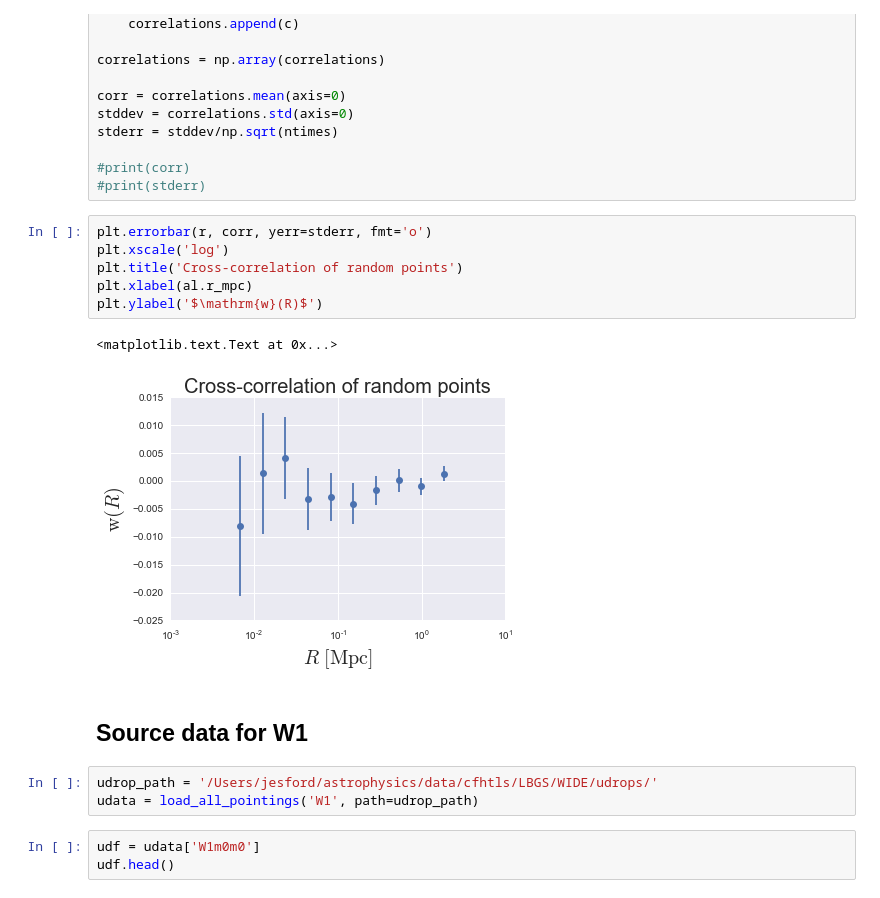
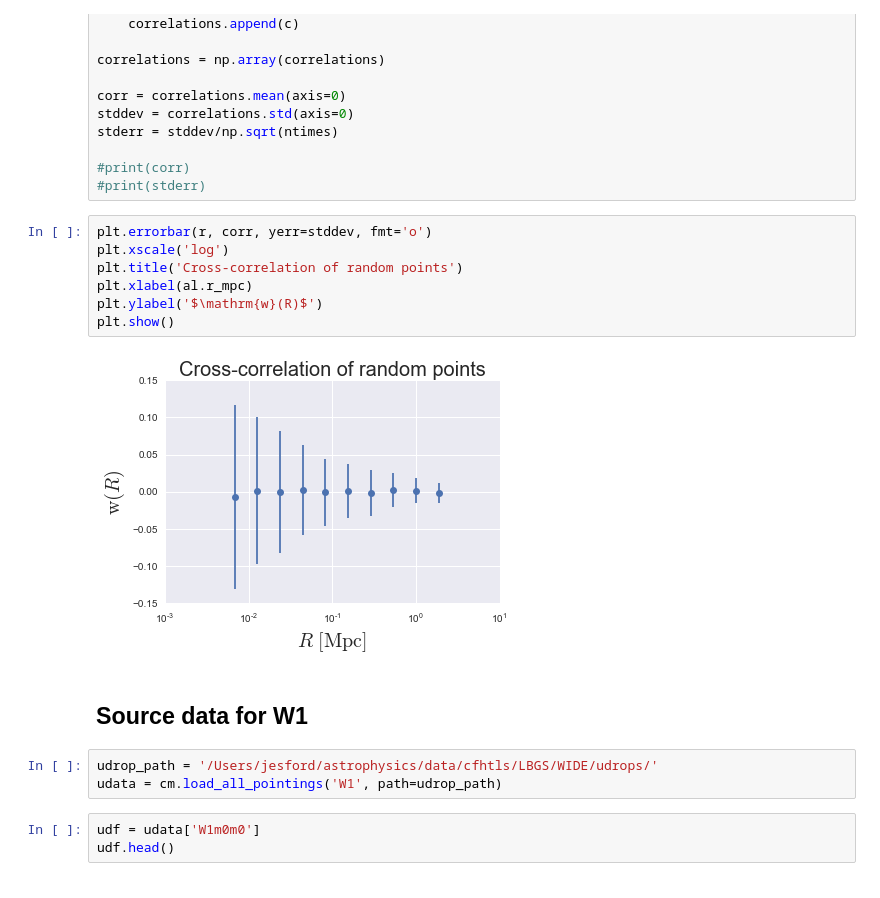
Before and after one commit to jesford/MagniPy, a Jupyter notebook: try_out_treecorr.ipynb, the cells around one changed output. Drawn from its saved outputs; the diff is of its cells as text.

```diff
--- a/try_out_treecorr.ipynb
+++ b/try_out_treecorr.ipynb
@@ -127,19 +127,19 @@ stderr = stddev/np.sqrt(ntimes)
 #print(corr)
 #print(stderr)
 # %%
-plt.errorbar(r, corr, yerr=stderr, fmt='o')
+plt.errorbar(r, corr, yerr=stddev, fmt='o')
 plt.xscale('log')
 plt.title('Cross-correlation of random points')
 plt.xlabel(al.r_mpc)
 plt.ylabel('$\mathrm{w}(R)$')
+plt.show()
 # %% [output]
-<matplotlib.text.Text at 0x...>
-[figure, old version]
+[figure, new version]
 # %% [markdown]
 ## Source data for W1
 # %%
 udrop_path = '/Users/jesford/astrophysics/data/cfhtls/LBGS/WIDE/udrops/'
-udata = load_all_pointings('W1', path=udrop_path)
+udata = cm.load_all_pointings('W1', path=udrop_path)
 # %%
 udf = udata['W1m0m0']
 udf.head()
```
Also changed, not shown: parts of 10 cells of this notebook.
